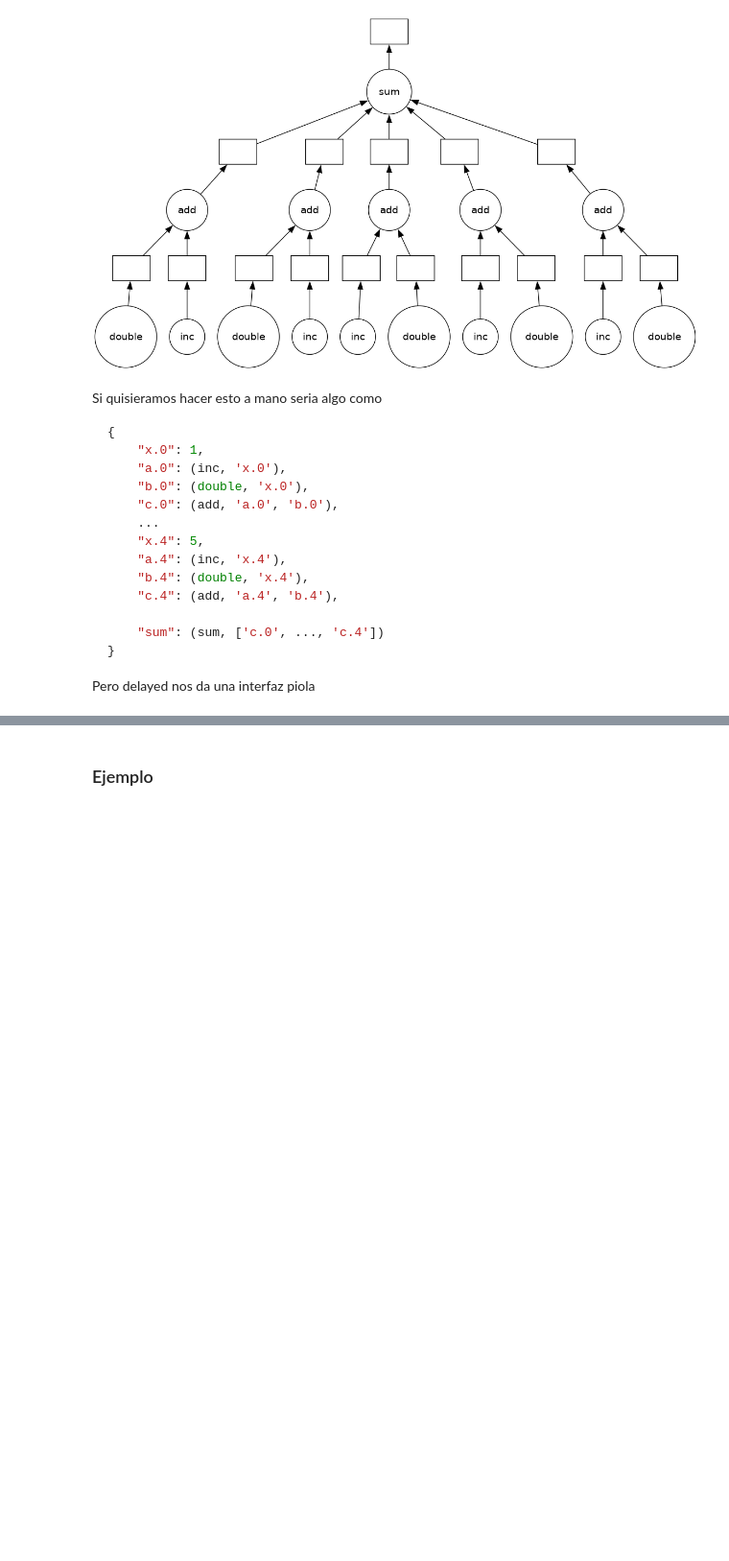
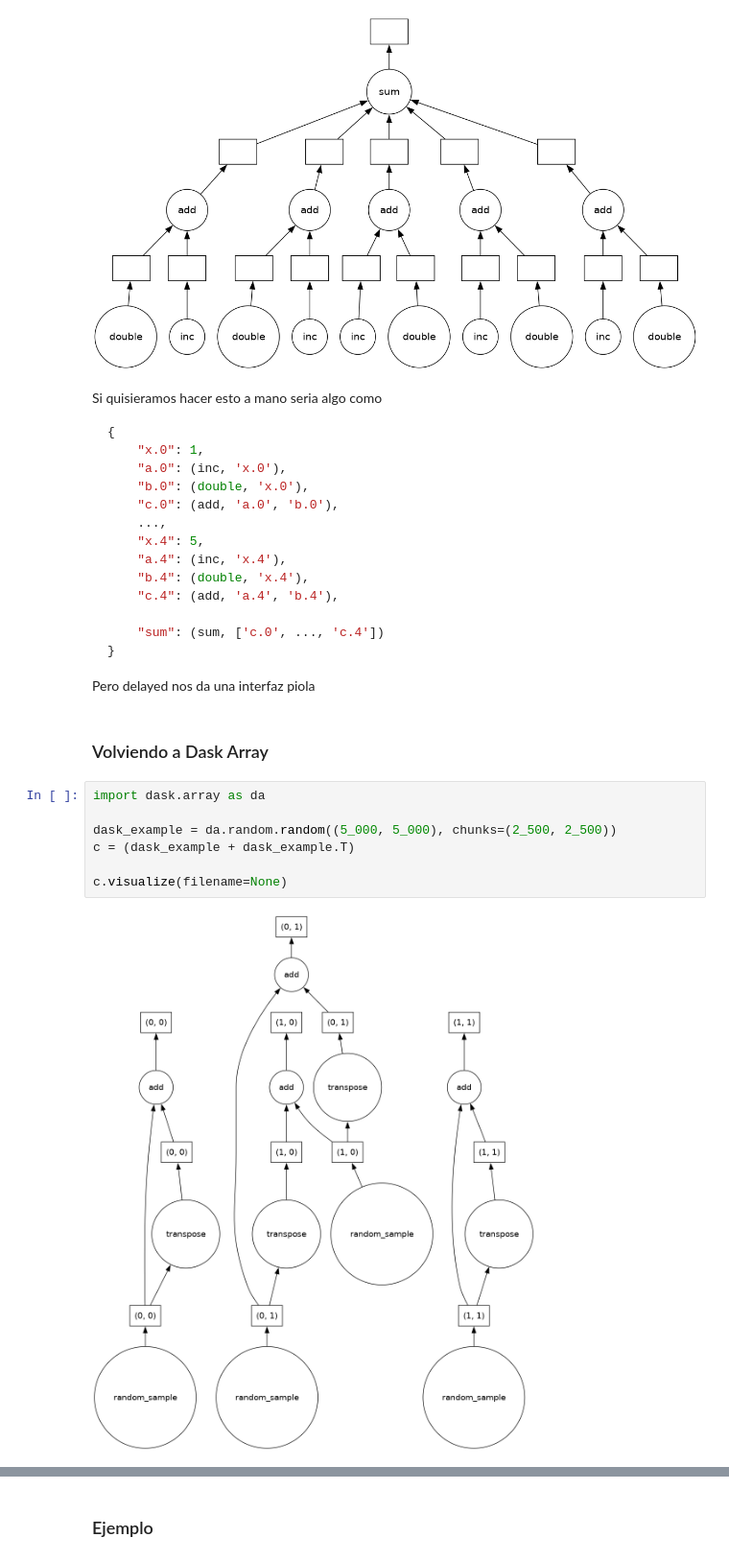
Before and after one commit to leliel12/tads, a Jupyter notebook: students/ray_dask_spark/rds.ipynb, the cells around one changed output, grey strips where cells are left out. Shown at 96% size. Drawn from its saved outputs; the diff is of its cells as text; blank space fills up the shorter version.

````diff
--- a/students/ray_dask_spark/rds.ipynb
+++ b/students/ray_dask_spark/rds.ipynb
@@ -639,7 +584,7 @@ Si quisieramos hacer esto a mano seria algo como
     "a.0": (inc, 'x.0'),
     "b.0": (double, 'x.0'),
     "c.0": (add, 'a.0', 'b.0'),
-    ...
+    ...,
     "x.4": 5,
     "a.4": (inc, 'x.4'),
     "b.4": (double, 'x.4'),
@@ -650,3 +595,14 @@ Si quisieramos hacer esto a mano seria algo como
 ```
 
 Pero delayed nos da una interfaz piola
+# %% [markdown]
+### Volviendo a Dask Array
+# %%
+import dask.array as da
+
+dask_example = da.random.random((5_000, 5_000), chunks=(2_500, 2_500))
+c = (dask_example + dask_example.T)
+
+c.visualize(filename=None)
+# %% [output]
+[figure, new version]
````
Also changed, not shown: parts of 19 cells of this notebook, 1 other file.
